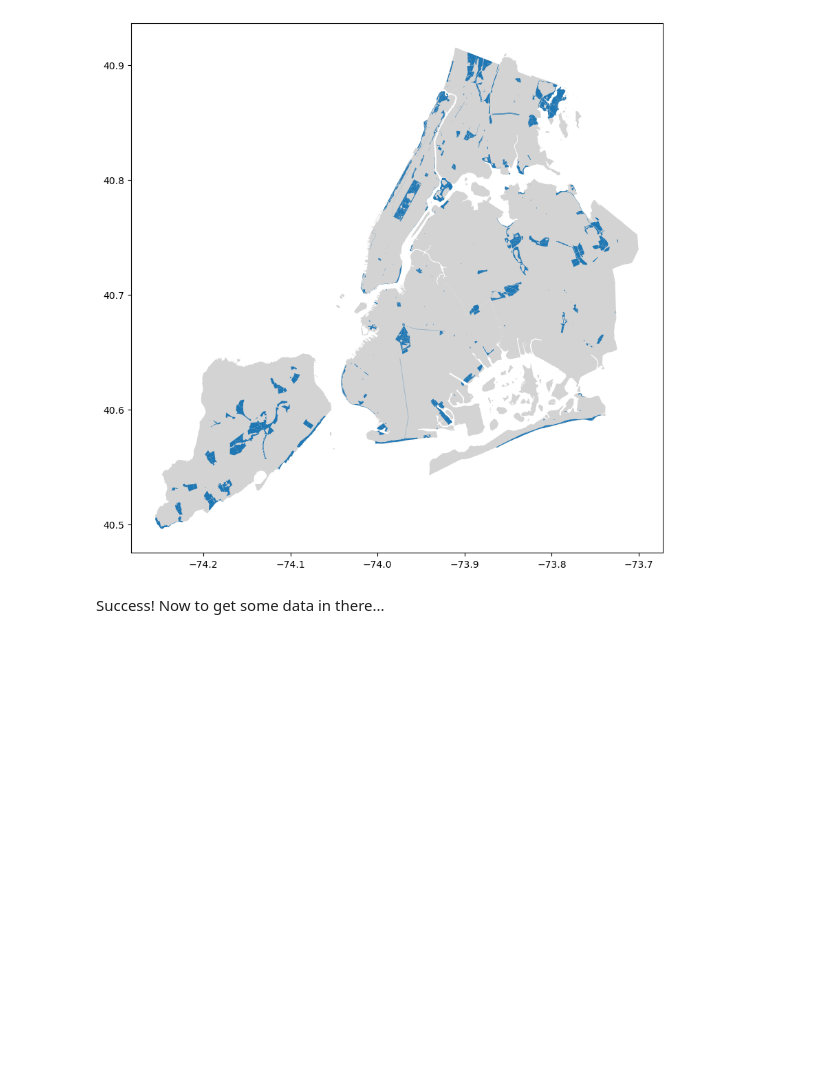
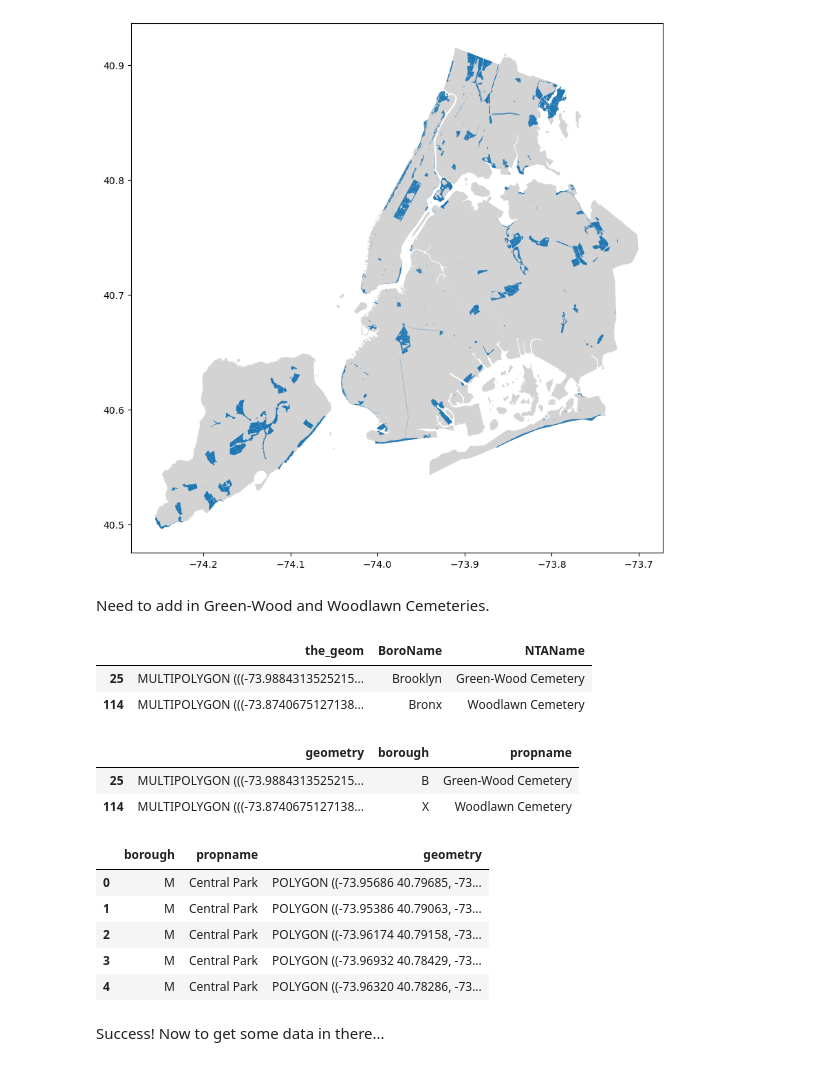
Before and after one commit to newyorkmyc/walks-list, a Jupyter notebook: mapping.ipynb, the cells around one changed output. Drawn from its saved outputs; the diff is of its cells as text; code cells hidden in the pictures; blank space fills up the shorter version.

```diff
--- a/mapping.ipynb
+++ b/mapping.ipynb
@@ -51,3 +48,32 @@ parks.plot(ax=ax)
 # %% [output]
 <Axes: >
 [figure]
+# %% [markdown]
+Need to add in Green-Wood and Woodlawn Cemeteries.
+# %%
+cemeteries = gpd.read_file('../data/2020_Neighborhood_Tabulation_Areas__NTAs__20241127.csv')
+cemeteries = cemeteries.loc[(cemeteries['NTAName'] == 'Green-Wood Cemetery') | (cemeteries['NTAName'] == 'Woodlawn Cemetery')][['the_geom','BoroName','NTAName']]
+cemeteries
+# %% [output]
+|  | the_geom | BoroName | NTAName |
+| 25 | MULTIPOLYGON (((-73.9884313525215... | Brooklyn | Green-Wood Cemetery |
+| 114 | MULTIPOLYGON (((-73.8740675127138... | Bronx | Woodlawn Cemetery |
+# %%
+# Prep cemeteries data to append to parks data
+cemeteries['BoroName'] = cemeteries['BoroName'].map({v: k for k, v in PARKS_MAPPING.items()})
+cemeteries = cemeteries.rename(columns={'BoroName':'borough', 'NTAName':'propname','the_geom':'geometry'})
+cemeteries
+# %% [output]
+|  | geometry | borough | propname |
+| 25 | MULTIPOLYGON (((-73.9884313525215... | B | Green-Wood Cemetery |
+| 114 | MULTIPOLYGON (((-73.8740675127138... | X | Woodlawn Cemetery |
+# %%
+parks = parks[['borough', 'propname', 'geometry']]
+parks.head()
+# %% [output]
+|  | borough | propname | geometry |
+| 0 | M | Central Park | POLYGON ((-73.95686 40.79685, -73... |
+| 1 | M | Central Park | POLYGON ((-73.95386 40.79063, -73... |
+| 2 | M | Central Park | POLYGON ((-73.96174 40.79158, -73... |
+| 3 | M | Central Park | POLYGON ((-73.96932 40.78429, -73... |
+| 4 | M | Central Park | POLYGON ((-73.96320 40.78286, -73... |
```
Also changed, not shown: parts of 8 cells of this notebook.
